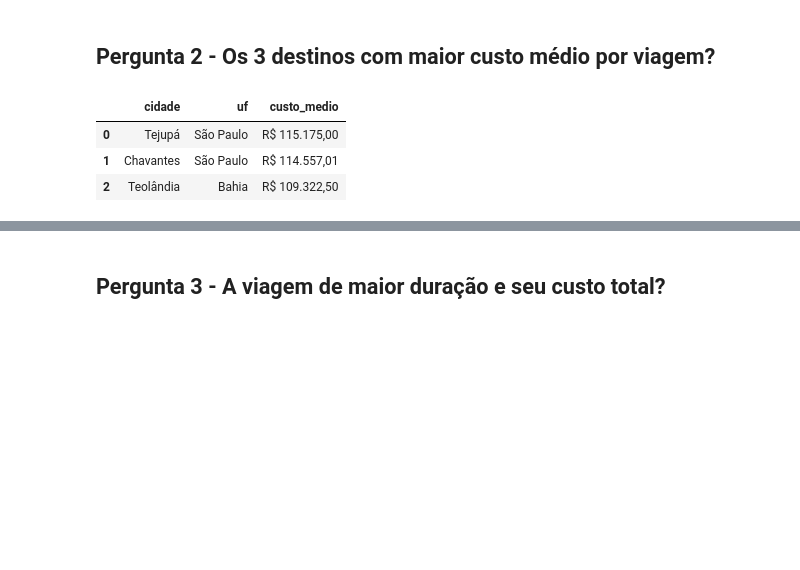
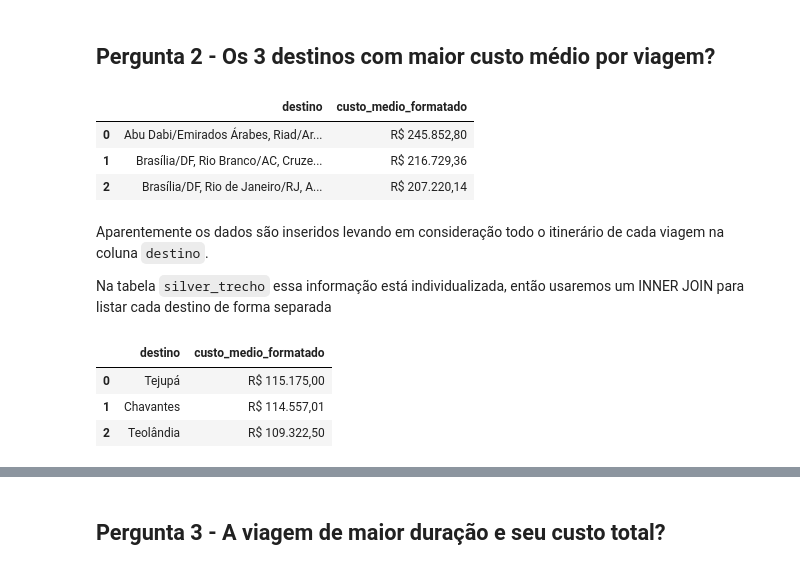
Before and after one commit to Cassio-sza/projeto_avaliativo_modulo_1_sctec, a Jupyter notebook: 3_analise.ipynb, the cells around one changed output, grey strips where cells are left out. Drawn from its saved outputs; the diff is of its cells as text; code cells hidden in the pictures; blank space fills up the shorter version.

```diff
--- a/3_analise.ipynb
+++ b/3_analise.ipynb
@@ -93,8 +103,57 @@ plt.show()
 # %% [markdown]
 ## Pergunta 2 - Os 3 destinos com maior custo médio por viagem?
 # %%
+# Query calculando a média do valor_total agrupado por destinos
+query_top_destinos = """
+SELECT
+    destinos AS destino,
+    AVG(valor_total) AS custo_medio
+FROM silver_viagem
+GROUP BY destinos
+ORDER BY custo_medio DESC
+LIMIT 3;
+"""
+
+# Executa a consulta
+df_top_destinos = consultar(query_top_destinos)
+
+# Formata os valores
+df_top_destinos['custo_medio_formatado'] = df_top_destinos['custo_medio'].apply(reais)
+
+# Exibe
+display(df_top_destinos[['destino', 'custo_medio_formatado']])
 # %% [output]
-|  | cidade | uf | custo_medio |
-| 0 | Tejupá | São Paulo | R$ 115.175,00 |
-| 1 | Chavantes | São Paulo | R$ 114.557,01 |
-| 2 | Teolândia | Bahia | R$ 109.322,50 |
+|  | destino | custo_medio_formatado |
+| 0 | Abu Dabi/Emirados Árabes, Riad/Ar... | R$ 245.852,80 |
+| 1 | Brasília/DF, Rio Branco/AC, Cruze... | R$ 216.729,36 |
+| 2 | Brasília/DF, Rio de Janeiro/RJ, A... | R$ 207.220,14 |
+# %% [markdown]
+Aparentemente os dados são inseridos levando em consideração todo o itinerário de cada viagem na coluna `destino`.
+
+Na tabela `silver_trecho` essa informação está individualizada, então usaremos um INNER JOIN para listar cada destino de forma separada
+# %%
+# Query associando trecho e viagem
+query_top_destinos = """
+SELECT
+    t.destino_cidade AS destino,
+    AVG(v.valor_total) AS custo_medio
+FROM silver_viagem v
+INNER JOIN silver_trecho t ON v.id_viagem = t.id_viagem
+GROUP BY t.destino_cidade
+ORDER BY custo_medio DESC
+LIMIT 3;
+"""
+
+# Executa a consulta no banco
+df_top_destinos = consultar(query_top_destinos)
+
+# Formata os valores
+df_top_destinos['custo_medio_formatado'] = df_top_destinos['custo_medio'].apply(reais)
+
+# Exibe os resultados
+display(df_top_destinos[['destino', 'custo_medio_formatado']])
+# %% [output]
+|  | destino | custo_medio_formatado |
+| 0 | Tejupá | R$ 115.175,00 |
+| 1 | Chavantes | R$ 114.557,01 |
+| 2 | Teolândia | R$ 109.322,50 |
```
Also changed, not shown: parts of 25 cells of this notebook.
